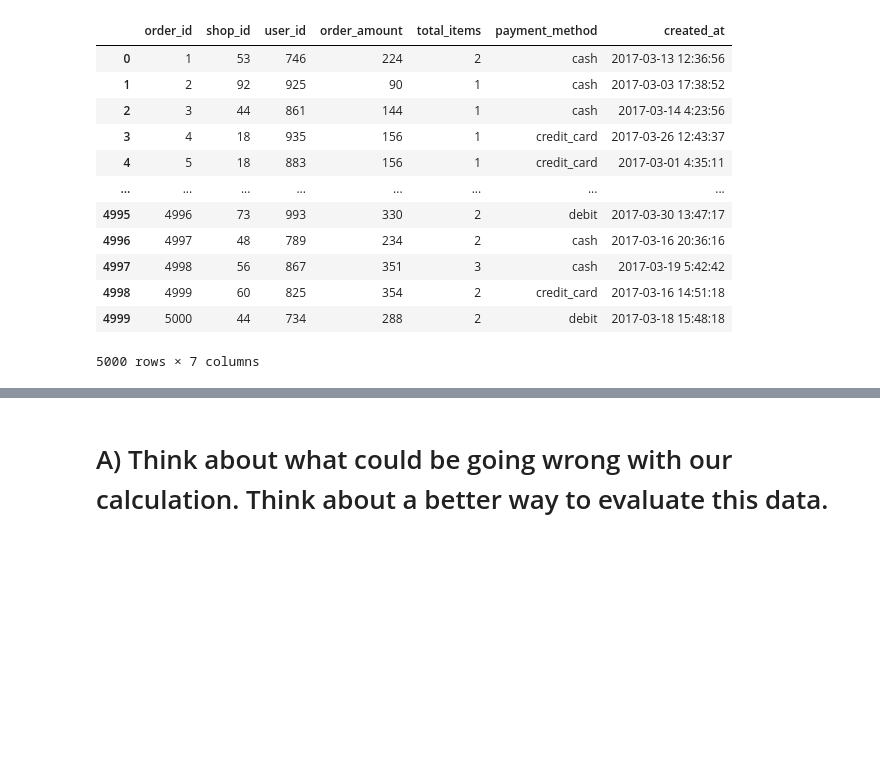
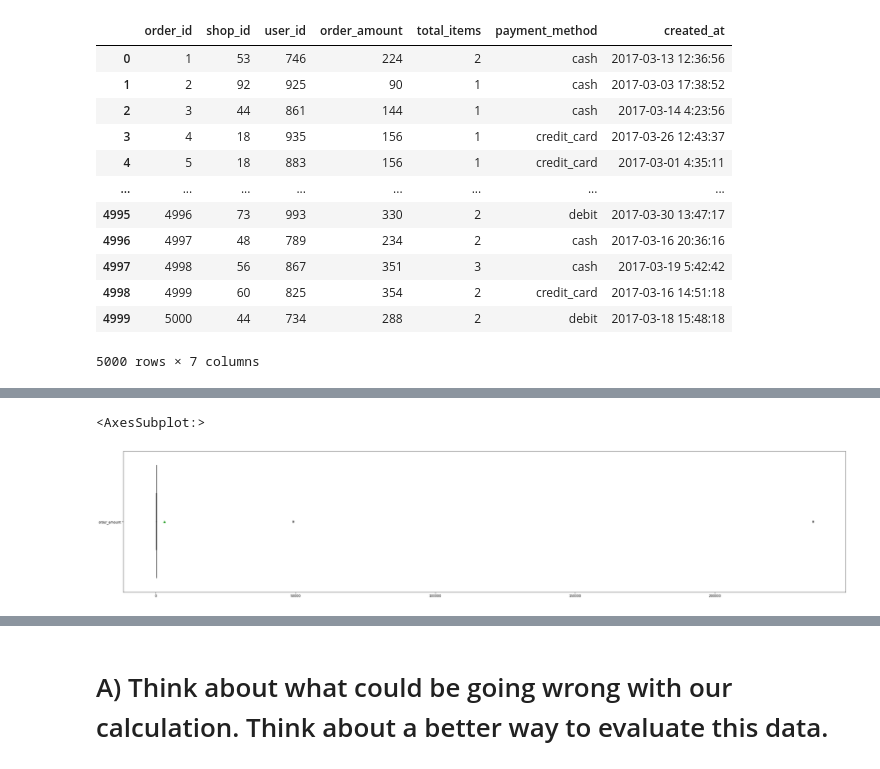
Before and after one commit to sdman135/DS_Intern_Challenge-S_22, a Jupyter notebook: DS_Intern_Challenge-S_22.ipynb, the cells around one changed output, grey strips where cells are left out. Drawn from its saved outputs; the diff is of its cells as text; code cells hidden in the pictures; blank space fills up the shorter version.

```diff
--- a/DS_Intern_Challenge-S_22.ipynb
+++ b/DS_Intern_Challenge-S_22.ipynb
@@ -61,0 +115,4 @@ memory usage: 273.6+ KB
+# %%
+# Break down of the average order value per store
+aov_per_store = df[['order_amount']].groupby(df['shop_id']).mean()
+display(aov_per_store)
@@ -61,0 +134,7 @@ memory usage: 273.6+ KB
+# %%
+# Plotting the Average order value per store to locate the stores that are outliers
+fig, ax = plt.subplots(figsize=(40,8))
+sns.boxplot(data=aov_per_store,orient="h",showmeans=True)
+# %% [output]
+<AxesSubplot:>
+[figure, added]
```
Also changed, not shown: parts of 50 cells of this notebook, 4 other files.
